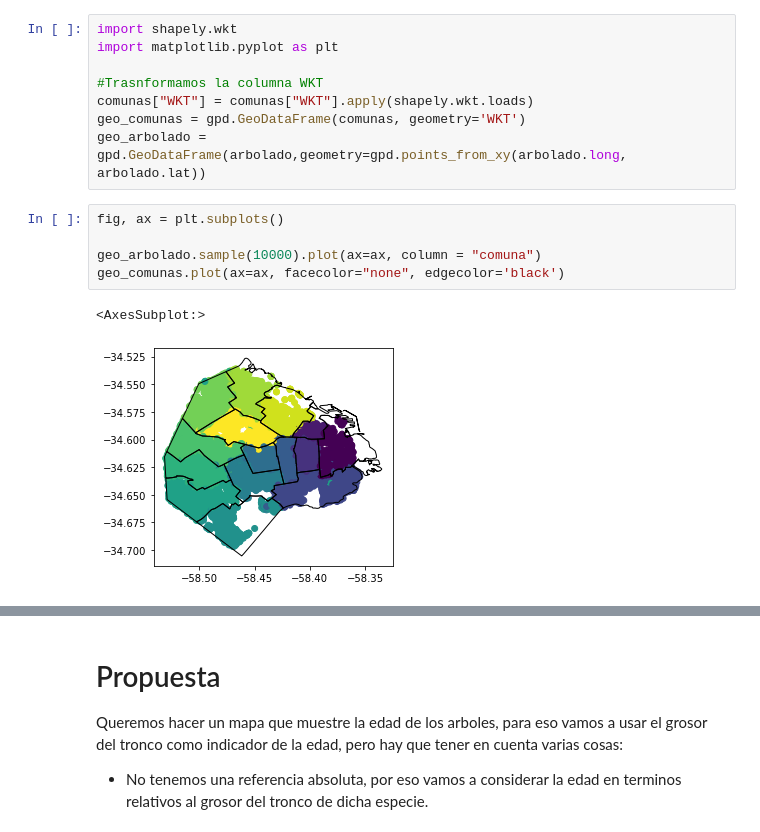
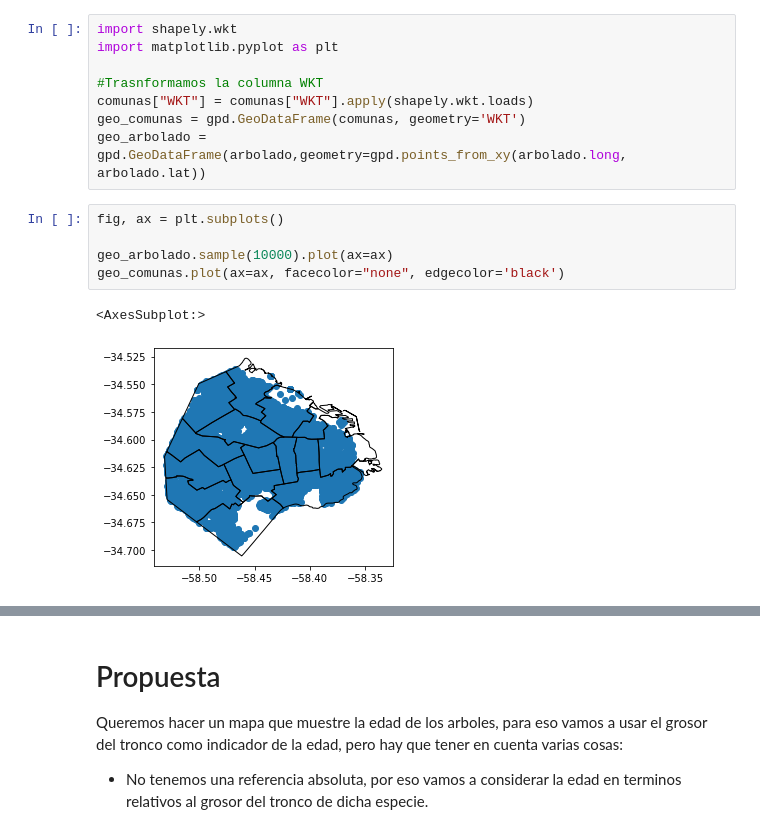
Before and after one commit to IonatanPerez/Curso_DHDS_CN17, a Jupyter notebook: C12/Modelo.ipynb, the cells around one changed output, grey strips where cells are left out. Drawn from its saved outputs; the diff is of its cells as text.

```diff
--- a/C12/Modelo.ipynb
+++ b/C12/Modelo.ipynb
@@ -317,8 +328,8 @@ geo_arbolado = gpd.GeoDataFrame(arbolado,geometry=gpd.points_from_xy(arbolado.lo
 # %%
 fig, ax = plt.subplots()
 
-geo_arbolado.sample(10000).plot(ax=ax, column = "comuna")
+geo_arbolado.sample(10000).plot(ax=ax)
 geo_comunas.plot(ax=ax, facecolor="none", edgecolor='black')
 # %% [output]
 <AxesSubplot:>
-[figure, old version]
+[figure, new version]
```
Also changed, not shown: parts of 22 cells of this notebook, 7 other files.
